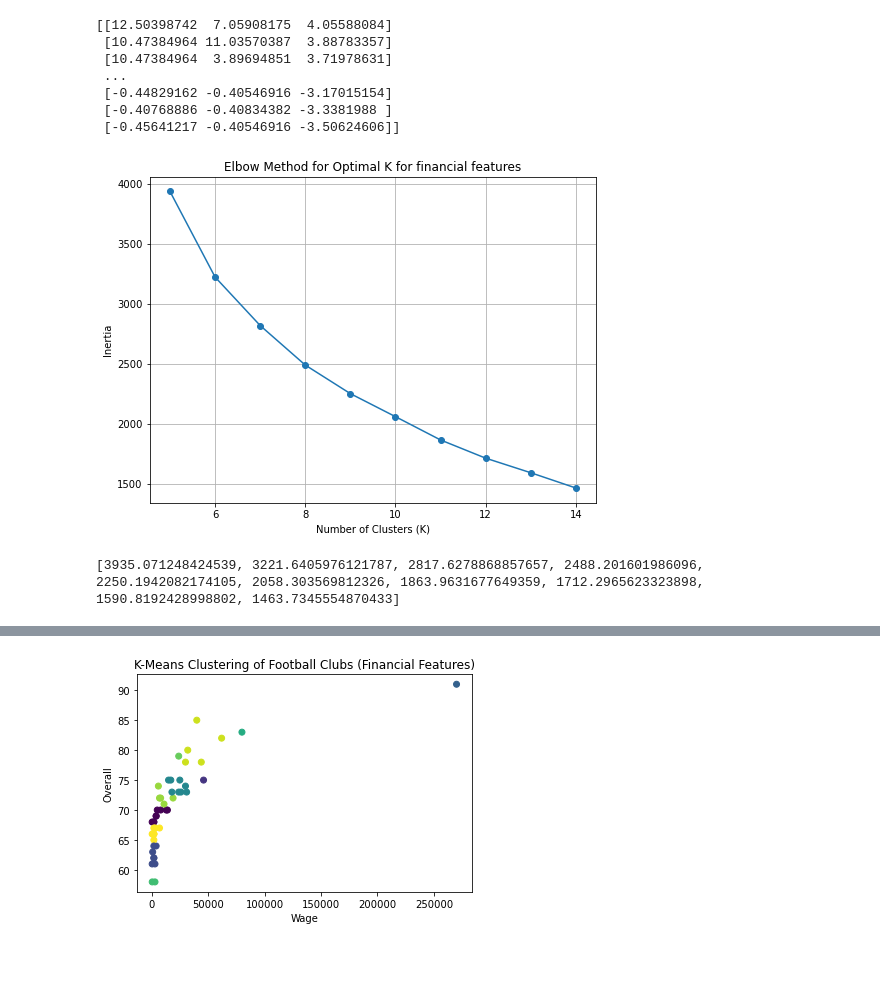
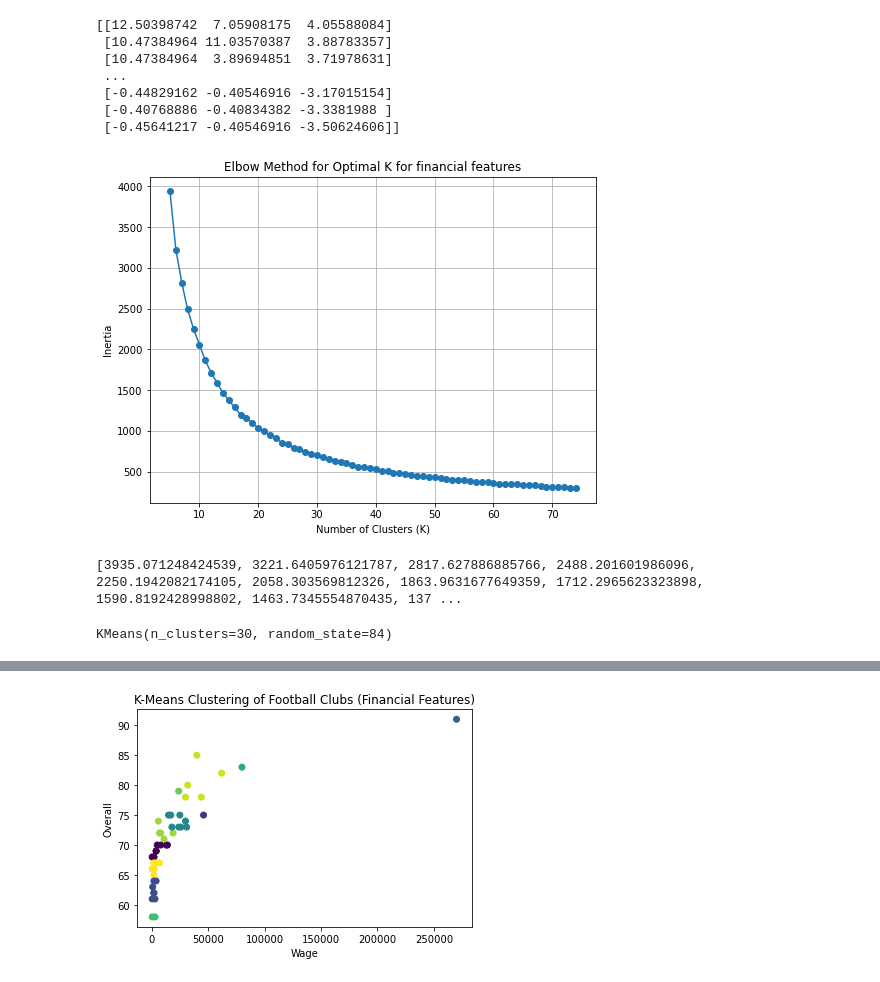
Before and after one commit to Elysian01/IIITB-MTech-AI-Assignments, a Jupyter notebook: Machine-Learning-Assignments-SEM-1/Assignment1/3.ipynb, the cells around one changed output, grey strips where cells are left out. Cells and saved outputs as stored; diff of their text form; code cells hidden in the pictures.

Commit message:
Elbow method correction done

```diff
--- a/Machine-Learning-Assignments-SEM-1/Assignment1/3.ipynb
+++ b/Machine-Learning-Assignments-SEM-1/Assignment1/3.ipynb
@@ -192,14 +192,14 @@ from sklearn.cluster import KMeans
 # Initializing a list to store the inertia for different values of K for all features
 inertia = []
 
-for k in range(40,60):
+for k in range(60,150):
     kmeans = KMeans(n_clusters=k, random_state=42)
     kmeans.fit(scaled_data)
     inertia.append(kmeans.inertia_)
 
 # Plot the elbow curve
 plt.figure(figsize=(8, 6))
-plt.plot(range(40,60), inertia, marker='o', linestyle='-')
+plt.plot(range(60,150), inertia, marker='o', linestyle='-')
 plt.title('Elbow Method for Optimal K for all features')
 plt.xlabel('Number of Clusters (K)')
 plt.ylabel('Inertia')
@@ -248,23 +248,30 @@ print(financial_stats_scaled_data)
 # %%
 inertia = []
 
-for k in range(5,15):
+for k in range(5,75):
     kmeans = KMeans(n_clusters=k, random_state=0)
     kmeans.fit(financial_stats_scaled_data)
     inertia.append(kmeans.inertia_)
 l = kmeans.labels_
 
 plt.figure(figsize=(8, 6))
-plt.plot(range(5,15), inertia, marker='o', linestyle='-')
+plt.plot(range(5,75), inertia, marker='o', linestyle='-')
 plt.title('Elbow Method for Optimal K for financial features')
 plt.xlabel('Number of Clusters (K)')
 plt.ylabel('Inertia')
 plt.grid(True)
 plt.show()
 print(inertia)
 # %% [output]
-[figure, old version]
+[figure, new version]
-[3935.071248424539, 3221.6405976121787, 2817.6278868857657, 2488.201601986096, 2250.1942082174105, 2058.303569812326, 1863.9631677649359, 1712.2965623323898, 1590.8192428998802, 1463.7345554870433]
+[3935.071248424539, 3221.6405976121787, 2817.627886885766, 2488.201601986096, 2250.1942082174105, 2058.303569812326, 1863.9631677649359, 1712.2965623323898, 1590.8192428998802, 1463.7345554870435, 137 ...
+# %%
+## By Elbow method we found out that optimal k value is 30, therefore we train the model for it
+
+kmeans = KMeans(n_clusters=30, random_state=84)
+kmeans.fit(financial_stats_scaled_data)
+# %% [output]
+KMeans(n_clusters=30, random_state=84)
 # %%
 clusters = kmeans.fit_predict(financial_stats_scaled_data)
 
```
Also changed, not shown: parts of 3 cells of this notebook, 1 other file.
